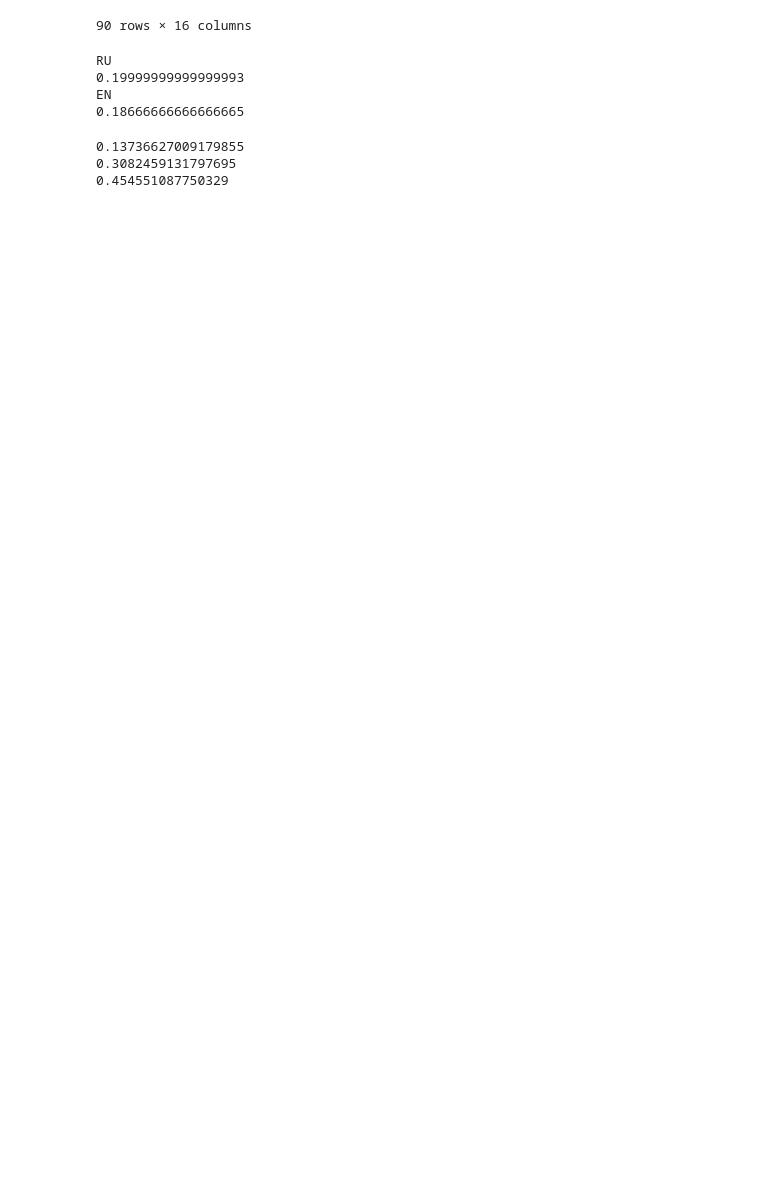
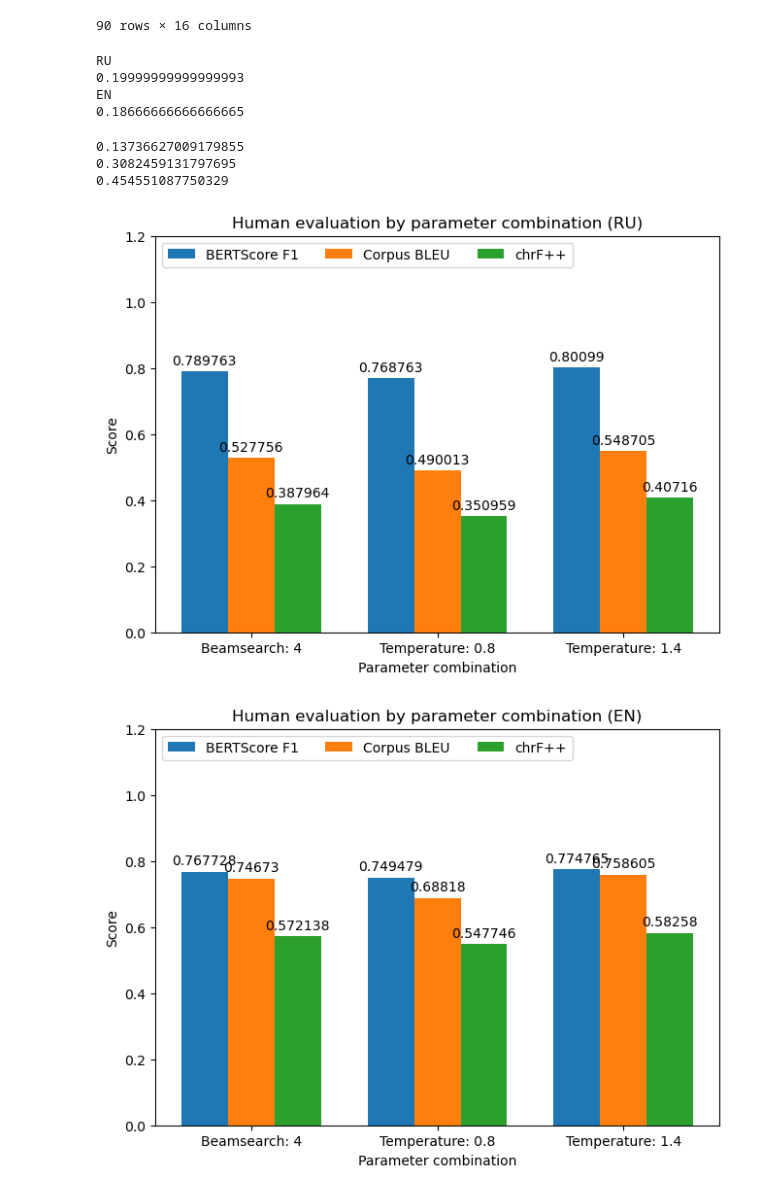
Before and after one commit to danielgg1/OZP, a Jupyter notebook: analysis.ipynb, the cells around one changed output. Cells and saved outputs as stored; diff of their text form; code cells hidden in the pictures; blank space fills up the shorter version.

```diff
--- a/analysis.ipynb
+++ b/analysis.ipynb
@@ -429,4 +429,60 @@ print(sum(diff_chrf) / len(diff_chrf))
 0.13736627009179855
 0.3082459131797695
 0.454551087750329
+# %%
+# Show all scores per language per model
+ru_complete_df = pd.concat([ results_phi_ru, results_gemma_ru, results_llama_ru], axis=0).reset_index()
+ru_complete_df = ru_complete_df.drop(labels=['index', 'Unnamed: 0'], axis = 1)
+
+en_complete_df = pd.concat([results_phi_en, results_gemma_en, results_llama_en], axis=0).reset_index()
+en_complete_df = en_complete_df.drop(labels=['index', 'Unnamed: 0'], axis = 1)
+
+
+
+for lang, augmented_df in [("RU", ru_complete_df), ("EN", en_complete_df)]:
+    import matplotlib.pyplot as plt
+
+    df = augmented_df.copy()
+
+    # creating aggregate column for parameters
+    param = []
+    for index, row in df.iterrows():
+        if str(row["BeamSearch"]) == 'nan':
+
+            param.append(row["Temperature"])
+        else:
+            param.append(row["BeamSearch"])
+
+    df["Parameter"] = param
+
+    parameter_combinations = ("Beamsearch: 4", "Temperature: 0.8", "Temperature: 1.4")
+    means = {
+        'BERTScore F1': df.groupby("Parameter")["BERTScore F1"].mean(),
+        'Corpus BLEU': df.groupby("Parameter")["Corpus BLEU"].mean(),
+        'chrF++': df.groupby("Parameter")["chrF++"].mean(),
+    }
+
+    x = np.arange(len(parameter_combinations))  # the label locations
+    width = 0.25  # the width of the bars
+    multiplier = 0
+
+    fig, ax = plt.subplots(layout='constrained')
+
+    for attribute, measurement in means.items():
+        offset = width * multiplier
+        rects = ax.bar(x + offset, measurement, width, label=attribute)
+        ax.bar_label(rects, padding=3)
+        multiplier += 1
+
+    ax.set_ylabel('Score')
+    ax.set_xlabel("Parameter combination")
+    ax.set_title(f'Human evaluation by parameter combination ({lang})')
+    ax.set_xticks(x + width, parameter_combinations)
+    ax.legend(loc='upper left', ncol = 3)
+    ax.set_ylim(0, 1.2)
+
+    plt.show()
+# %% [output]
+[figure, added]
+[figure, added]
 # %%
```
Also changed, not shown: parts of 11 cells of this notebook, 6 other files.
